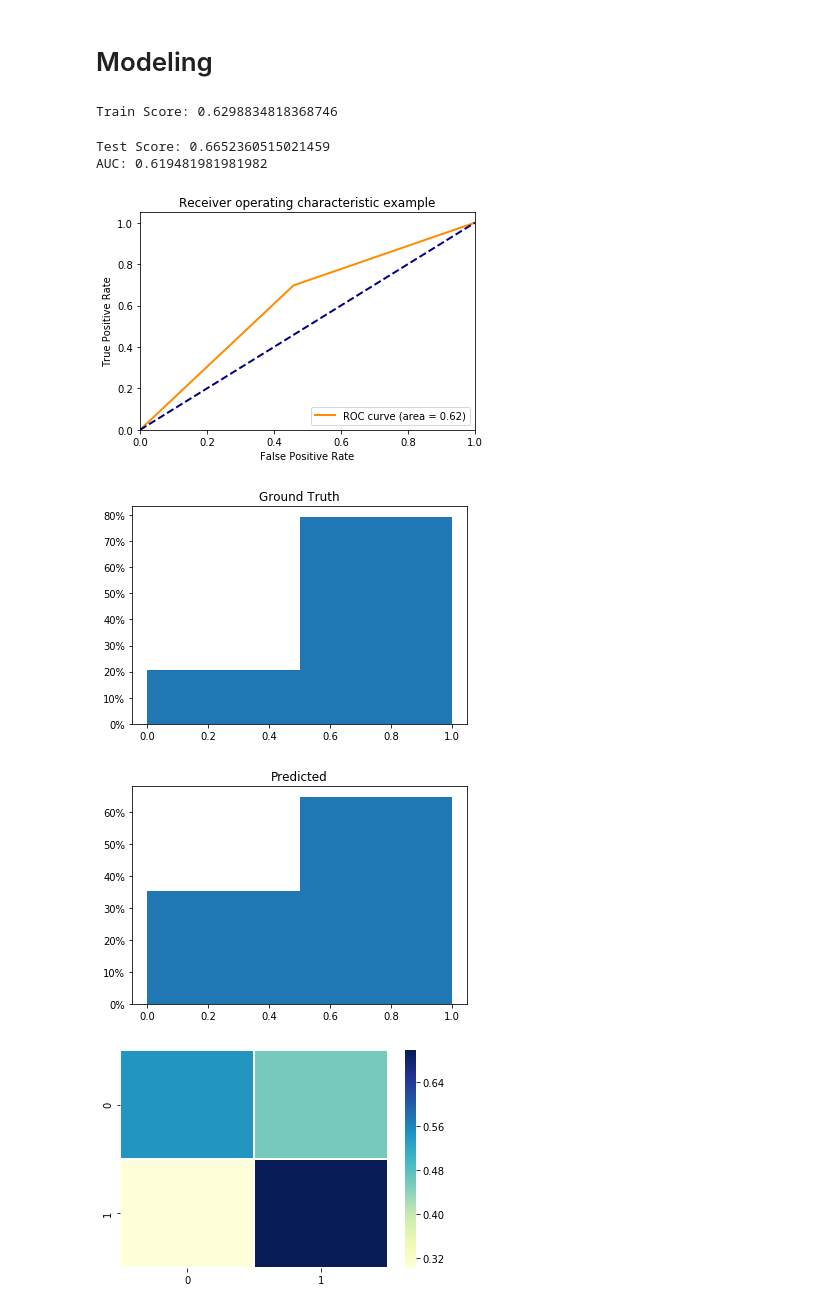
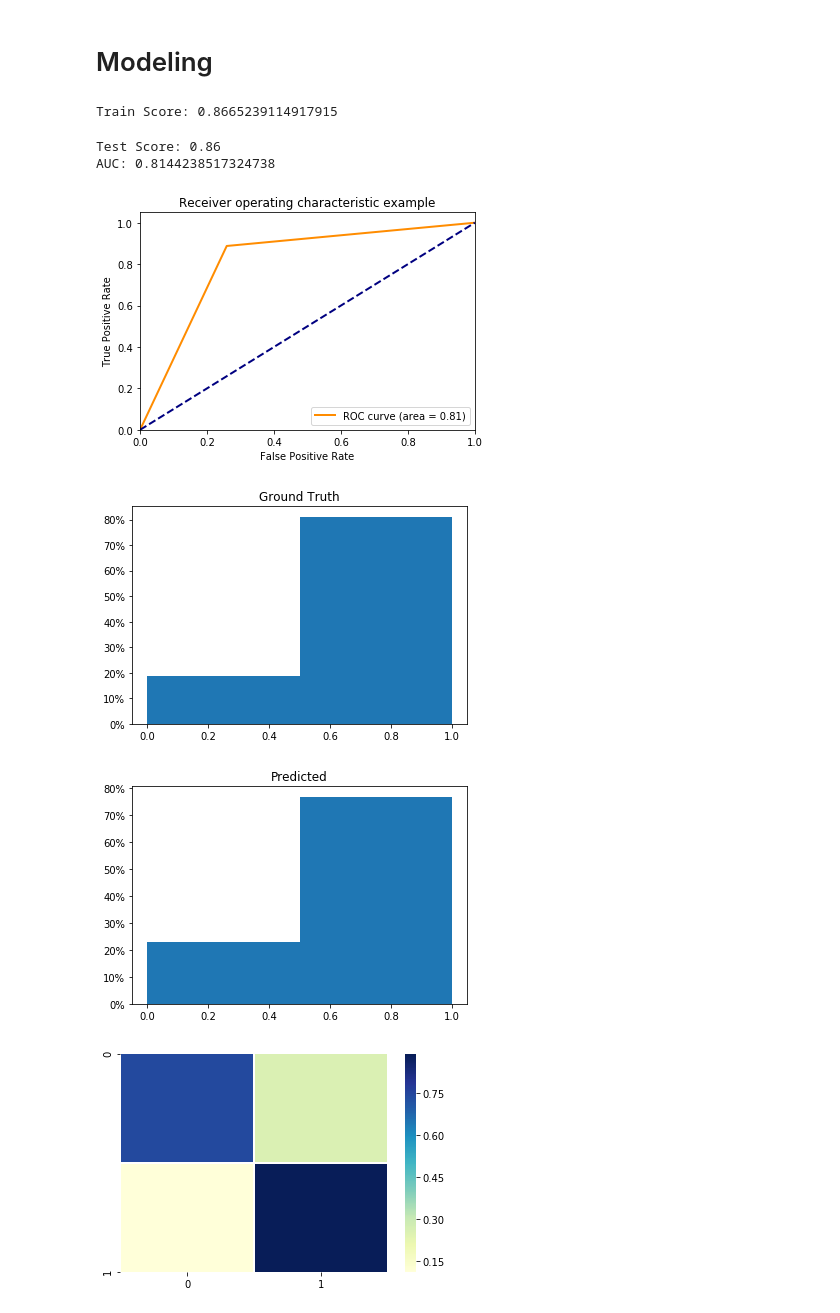
Before and after one commit to adit98/tbi, a Jupyter notebook: GCS_Modeling.ipynb, the cells around one changed output. Drawn from its saved outputs; the diff is of its cells as text; code cells hidden in the pictures.

```diff
--- a/GCS_Modeling.ipynb
+++ b/GCS_Modeling.ipynb
@@ -168,6 +175,7 @@ sao2_first24['value'] = sao2_first24.groupby('patientunitstayid').transform(lamb
 further_exclusion = hr_first24.loc[hr_first24.isna()['value']]['patientunitstayid'].unique()
 further_exclusion = np.hstack([further_exclusion, resp_first24.loc[resp_first24.isna()['value']]['patientunitstayid'].unique()])
 further_exclusion = np.hstack([further_exclusion, sao2_first24.loc[sao2_first24.isna()['value']]['patientunitstayid'].unique()])
+further_exclusion = np.hstack([further_exclusion, gcs_first24.loc[gcs_first24.isna()['value']]['patientunitstayid'].unique()])
 further_exclusion = np.unique(further_exclusion)
 print(further_exclusion.shape)
 # %% [output]
@@ -193,3 +201,12 @@ X_resp = np.hstack([resp_first24.loc[resp_first24['patientunitstayid'] == g]['va
 
 X_sao2 = np.hstack([sao2_first24.loc[sao2_first24['patientunitstayid'] == g]['value'].values[:,
         None] for g in keys])
+
+X_gcs = np.hstack([gcs_first24.loc[gcs_first24['patientunitstayid'] == g]['value'].values[:,
+        None] for g in keys])
+
+X_hr = X_hr.T
+X_resp = X_resp.T
+X_sao2 = X_sao2.T
+X_gcs = X_gcs.T
+print(X_gcs)
@@ -196,8 +221,21 @@ X_sao2 = np.hstack([sao2_first24.loc[sao2_first24['patientunitstayid'] == g]['va
 # %% [markdown]
 # Modeling
 # %%
+raw_pca = PCA(n_components = num_components)
+raw_pca.fit(X_hr)
+X_hr_pca = raw_pca.transform(X_hr)
+
+raw_pca.fit(X_resp)
+X_resp_pca = raw_pca.transform(X_resp)
+
+raw_pca.fit(X_sao2)
+X_sao2_pca = raw_pca.transform(X_sao2)
+
+raw_pca.fit(X_gcs)
+X_gcs_pca = raw_pca.transform(X_gcs)
+
 # naive model (stack 96x3 features and train classifier)
-X_naive = np.vstack([X_hr, X_resp, X_sao2]).T
+X_naive = np.hstack([X_hr_pca, X_resp_pca, X_sao2_pca, X_gcs_pca])
 target_gcs = np.vstack([final_gcs.loc[final_gcs['patientunitstayid'] == g]['Value'].values[:,
         None] for g in keys])
 
@@ -223,12 +261,6 @@ if resampling == 'over':
 # get class weights
 #class_weights = compute_class_weight('balanced', np.unique(target_gcs), target_gcs)
 
-# PCA features
-raw_pca = PCA(n_components = num_components)
-raw_pca.fit(trainX)
-trainX_pca = raw_pca.transform(trainX)
-testX_pca = raw_pca.transform(testX)
-
 # fourier features (all)
 trainX_fourier = fft(trainX).astype(float)
 testX_fourier = fft(testX).astype(float)
@@ -251,14 +283,14 @@ trainY_mod[trainY == 6] = 1
 # train model
 clf = LogisticRegression(max_iter=100, penalty='elasticnet', l1_ratio=0.5,
                          solver='saga', C=0.1)
-clf.fit(trainX_pca, trainY_mod)
-print("Train Score:", clf.score(trainX_pca, trainY_mod))
+clf.fit(trainX, trainY_mod)
+print("Train Score:", clf.score(trainX, trainY_mod))
 # %% [output]
-Train Score: 0.6298834818368746
+Train Score: 0.8665239114917915
 # %%
 # test model
-predY = clf.predict(testX_pca)
-print("Test Score:", clf.score(testX_pca, testY_mod))
+predY = clf.predict(testX)
+print("Test Score:", clf.score(testX, testY_mod))
 
 # get auc
 auc = roc_auc_score(testY_mod, predY)
@@ -268,36 +300,36 @@ print("AUC:", auc)
 fpr, tpr, _ = roc_curve(testY_mod, predY)
 plt.figure()
 lw = 2
 plt.plot(fpr, tpr, color='darkorange',
          lw=lw, label='ROC curve (area = %0.2f)' % auc)
 plt.plot([0, 1], [0, 1], color='navy', lw=lw, linestyle='--')
 plt.xlim([0.0, 1.0])
 plt.ylim([0.0, 1.05])
 plt.xlabel('False Positive Rate')
 plt.ylabel('True Positive Rate')
 plt.title('Receiver operating characteristic example')
 plt.legend(loc="lower right")
 plt.show()
 
 # class balance
 plt.hist(testY_mod, bins=2, weights=np.ones(len(testY_mod)) / len(testY_mod))
 plt.gca().yaxis.set_major_formatter(PercentFormatter(1))
 plt.title("Ground Truth")
 plt.show()
 
 plt.hist(predY, bins=2, weights=np.ones(len(predY)) / len(predY))
 plt.gca().yaxis.set_major_formatter(PercentFormatter(1))
 plt.title("Predicted")
 plt.show()
 
 # heatmap
 confusion = confusion_matrix(testY_mod, predY)
 confusion = confusion / np.sum(confusion, axis=1)[:, None]
 heatmap = sns.heatmap(confusion, linewidths=.5, cmap="YlGnBu")
 # %% [output]
-Test Score: 0.6652360515021459
-AUC: 0.619481981981982
+Test Score: 0.86
+AUC: 0.8144238517324738
-[figure, old version]
+[figure, new version]
-[figure, old version]
+[figure, new version]
-[figure, old version]
+[figure, new version]
-[figure, old version]
+[figure, new version]
```
Also changed, not shown: parts of 6 cells of this notebook.
